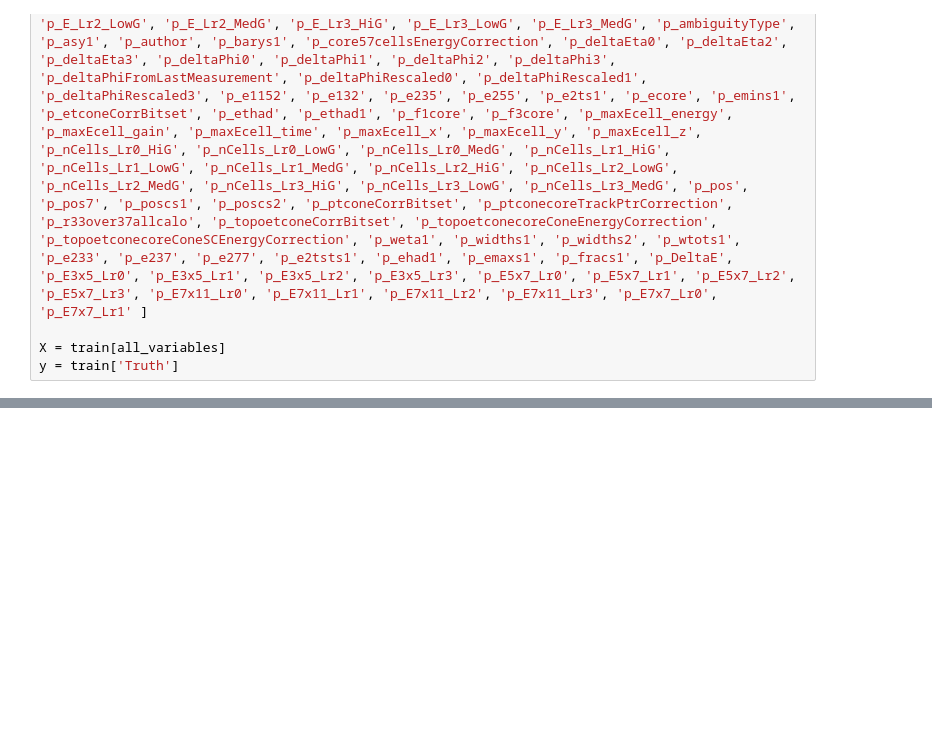
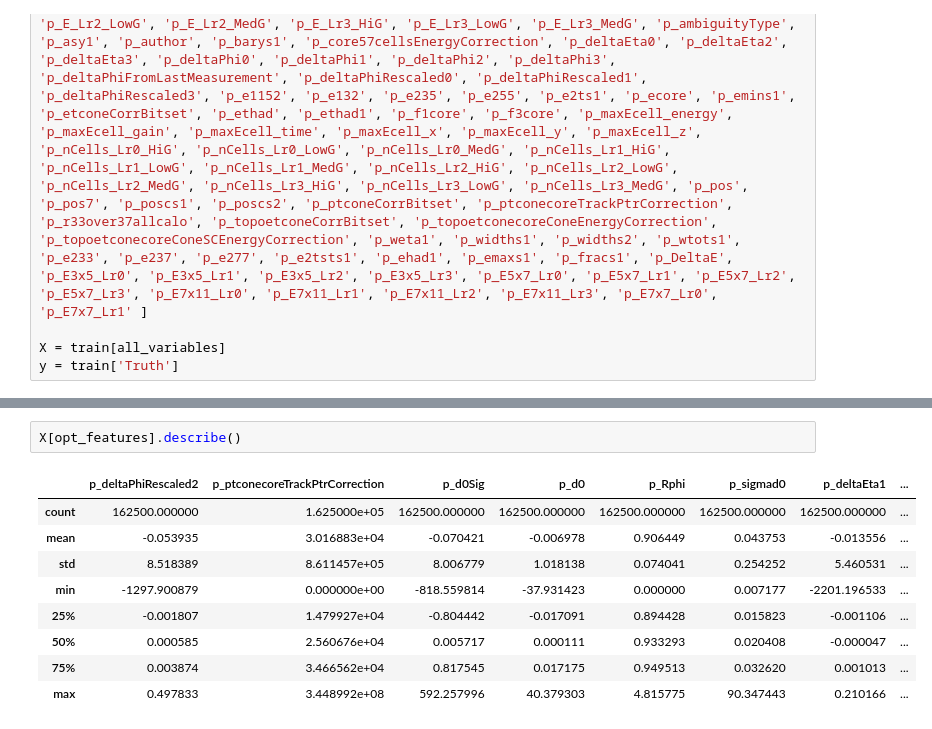
Before and after one commit to rizfn/AppliedML2023, a Jupyter notebook: InitialProject/InitProject.ipynb, the cells around one changed output, grey strips where cells are left out. Drawn from its saved outputs; the diff is of its cells as text; blank space fills up the shorter version.

```diff
--- a/InitialProject/InitProject.ipynb
+++ b/InitialProject/InitProject.ipynb
@@ -34,0 +198,12 @@ y = train['Truth']
+# %%
+X[opt_features].describe()
+# %% [output]
+|  | p_deltaPhiRescaled2 | p_ptconecoreTrackPtrCorrection | p_d0Sig | p_d0 | p_Rphi | p_sigmad0 | p_deltaEta1 | ... |
+| count | 162500.000000 | 1.625000e+05 | 162500.000000 | 162500.000000 | 162500.000000 | 162500.000000 | 162500.000000 | ... |
+| mean | -0.053935 | 3.016883e+04 | -0.070421 | -0.006978 | 0.906449 | 0.043753 | -0.013556 | ... |
+| std | 8.518389 | 8.611457e+05 | 8.006779 | 1.018138 | 0.074041 | 0.254252 | 5.460531 | ... |
+| min | -1297.900879 | 0.000000e+00 | -818.559814 | -37.931423 | 0.000000 | 0.007177 | -2201.196533 | ... |
+| 25% | -0.001807 | 1.479927e+04 | -0.804442 | -0.017091 | 0.894428 | 0.015823 | -0.001106 | ... |
+| 50% | 0.000585 | 2.560676e+04 | 0.005717 | 0.000111 | 0.933293 | 0.020408 | -0.000047 | ... |
+| 75% | 0.003874 | 3.466562e+04 | 0.817545 | 0.017175 | 0.949513 | 0.032620 | 0.001013 | ... |
+| max | 0.497833 | 3.448992e+08 | 592.257996 | 40.379303 | 4.815775 | 90.347443 | 0.210166 | ... |
```
Also changed, not shown: parts of 18 cells of this notebook, 1 other file.
